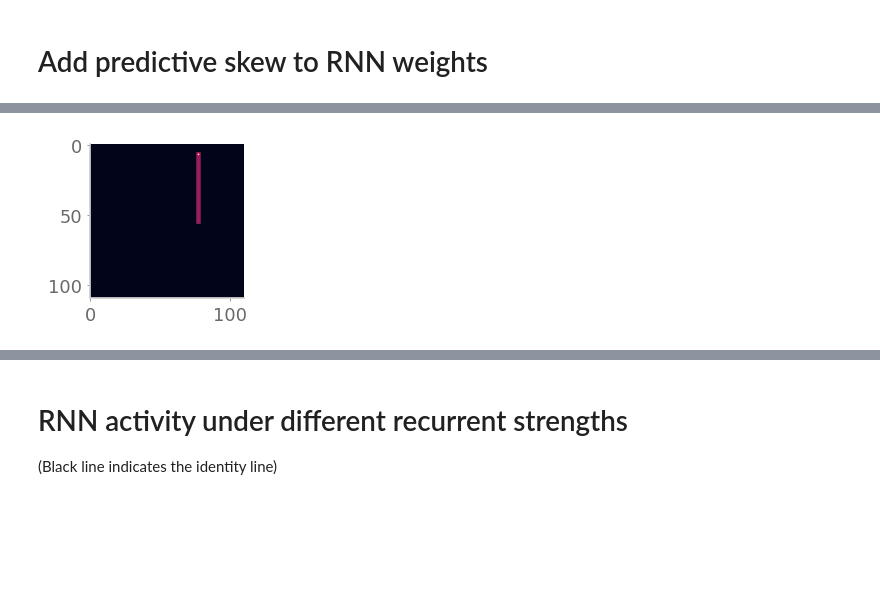
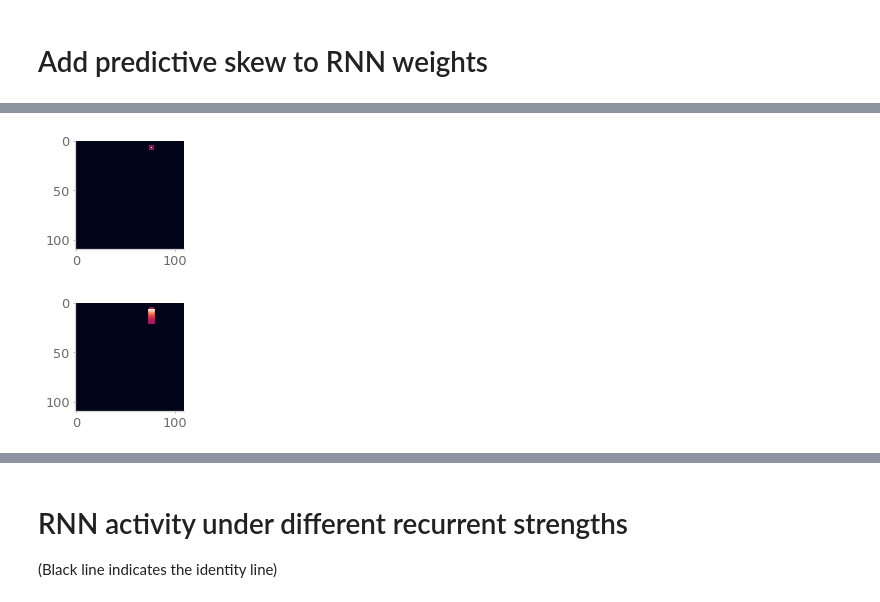
Before and after one commit to chingf/barcodes, a Jupyter notebook: Fig6-2D-biased-transitions.ipynb, the cells around one changed output, grey strips where cells are left out. Saved outputs shown, nothing was run; the diff lists cells and outputs as text; code cells hidden in the pictures; blank space fills up the shorter version.

```diff
--- a/Fig6-2D-biased-transitions.ipynb
+++ b/Fig6-2D-biased-transitions.ipynb
@@ -109,0 +94,36 @@ for a in range(N_inp): # From
+# %%
+def get_state(x, y):
+    if (x < 0) or (x>=arena_width_in_input_units):
+        return -1
+    elif (y < 0) or (y>=arena_width_in_input_units):
+        return -1
+    else:
+        return x*arena_width_in_input_units + y
+# %%
+# Define T matrix in state space
+T = np.eye(N_inp)*0.25
+c = cache_state
+c_in_units = int((c/num_states)*N_inp)
+
+# Add adjacent transitions
+for a in range(N_inp): # From
+    a_x = a // arena_width_in_input_units; a_y = a % arena_width_in_input_units;
+    from_state = get_state(a_x, a_y)
+    for to_x in range(-2, 3):
+        for to_y in range(-2, 3):
+            b_x = a_x + to_x; b_y = a_y + to_y
+            b = get_state(b_x, b_y)
+            if b == -1: continue
+            T[a,b] = 0.25
+
+# Add path-directed transitions
+c_x = c_in_units // arena_width_in_input_units
+c_y = c_in_units % arena_width_in_input_units
+for to_x in c_x+np.arange(50):
+    for from_x in to_x+np.arange(15):
+        for y_offset in np.arange(-3,4):
+            to_state = get_state(to_x, c_y)
+            from_state = get_state(from_x, c_y+y_offset)
+            print(f'{to_state} to {from_state}')
+            T[from_state, to_state] = 0.75
+T = T/np.sum(T, axis=1)[:,np.newaxis]
@@ -110,8 +148,16 @@ for a in range(N_inp): # From
 # %%
-plt.figure(figsize=(2,2))
+plt.figure(figsize=(2,2)) # Where is cache going to?
 plt.imshow(
-    T[:,cache_states_in_input_units[0]].reshape(
+    T[c_in_units,:].reshape(
         (arena_width_in_input_units, arena_width_in_input_units)))
 plt.show()
 # %% [output]
-[figure, old version]
+[figure, new version]
+# %%
+plt.figure(figsize=(2,2)) # What is going to cache?
+plt.imshow(
+    T[:,c_in_units].reshape(
+        (arena_width_in_input_units, arena_width_in_input_units)))
+plt.show()
+# %% [output]
+[figure, added]
```
Also changed, not shown: parts of 14 cells of this notebook, 1 other file.
